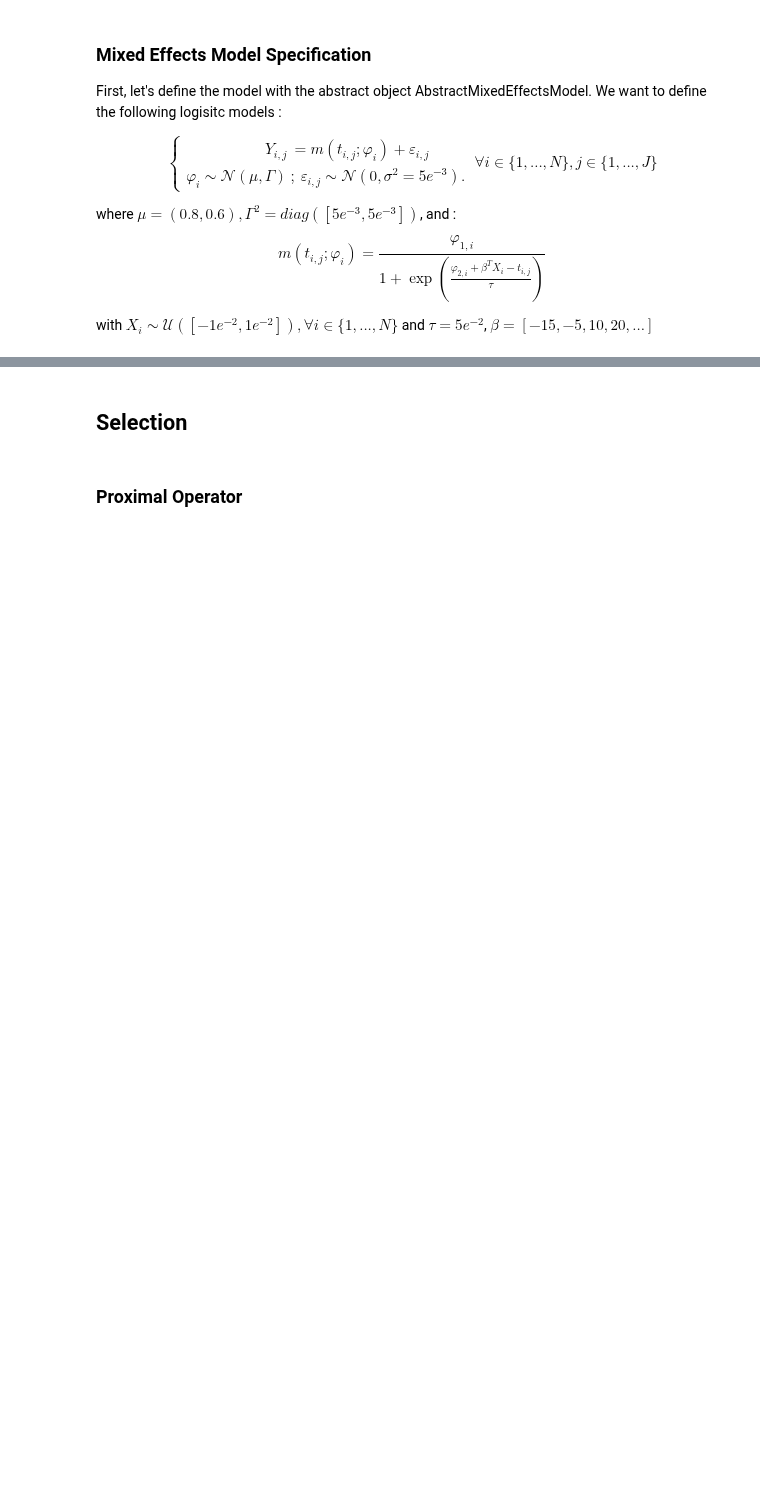
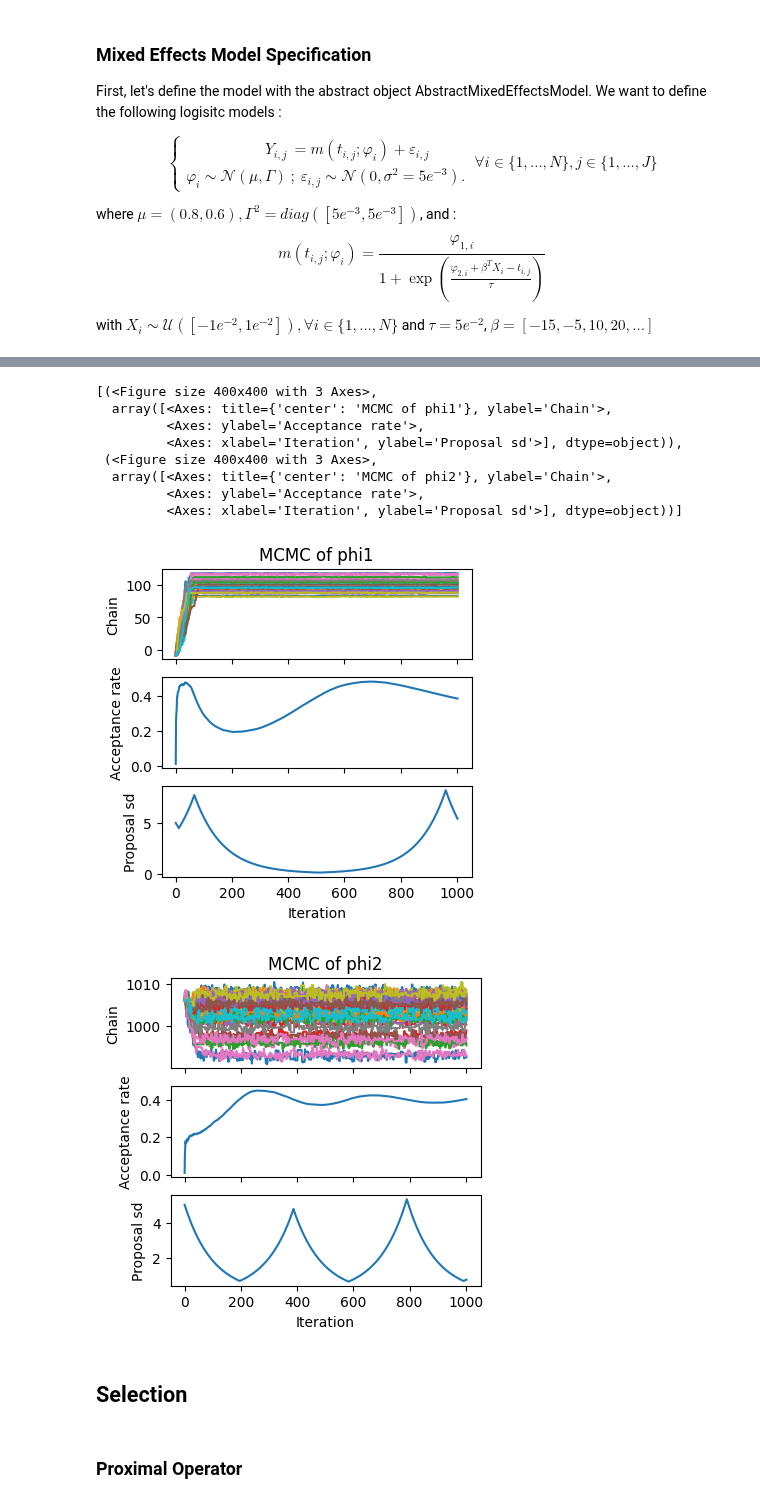
Before and after one commit to caillebotteAntoine/sdg4varselect, a Jupyter notebook: examples/variable_selection_logistic.ipynb, the cells around one changed output, grey strips where cells are left out. Saved outputs shown, nothing was run; the diff lists cells and outputs as text; code cells hidden in the pictures; blank space fills up the shorter version.

```diff
--- a/examples/variable_selection_logistic.ipynb
+++ b/examples/variable_selection_logistic.ipynb
@@ -111,8 +124,8 @@ import sdg4varselect.algo.preconditioner as preconditioner
 
 FIM = preconditioner.Fisher()
 algo = SPGD(FIM, lbd=800, save_all=False)
-algo.init_mcmc(myModel, adaptative_sd=False, sd={"phi1": 0.5, "phi2": 0.5})
-algo._preconditioned_lbd = True
+algo.init_mcmc(myModel, adaptative_sd=False, sd={"phi1": 5, "phi2": 5})
+algo._preconditioned_lbd = False
 
 # algo.step_size.preheating.step = 200
 algo.step_size.heating.step = 4000
@@ -146,6 +159,20 @@ def selection_estim(prngkey, model, data, lbd):
 
     estimation.chrono += selection.chrono
     return estimation
+# %%
+one_estim(jrd.PRNGKey(0), myModel, myobs, lbd=None)
+sdgplt.plot_mcmc(algo)
+# %% [output]
+[(<Figure size 400x400 with 3 Axes>,
+  array([<Axes: title={'center': 'MCMC of phi1'}, ylabel='Chain'>,
+         <Axes: ylabel='Acceptance rate'>,
+         <Axes: xlabel='Iteration', ylabel='Proposal sd'>], dtype=object)),
+ (<Figure size 400x400 with 3 Axes>,
+  array([<Axes: title={'center': 'MCMC of phi2'}, ylabel='Chain'>,
+         <Axes: ylabel='Acceptance rate'>,
+         <Axes: xlabel='Iteration', ylabel='Proposal sd'>], dtype=object))]
+[figure, added]
+[figure, added]
 # %% [markdown]
 ## Selection
 # %% [markdown]
```
Also changed, not shown: parts of 11 cells of this notebook, 1 other file.
